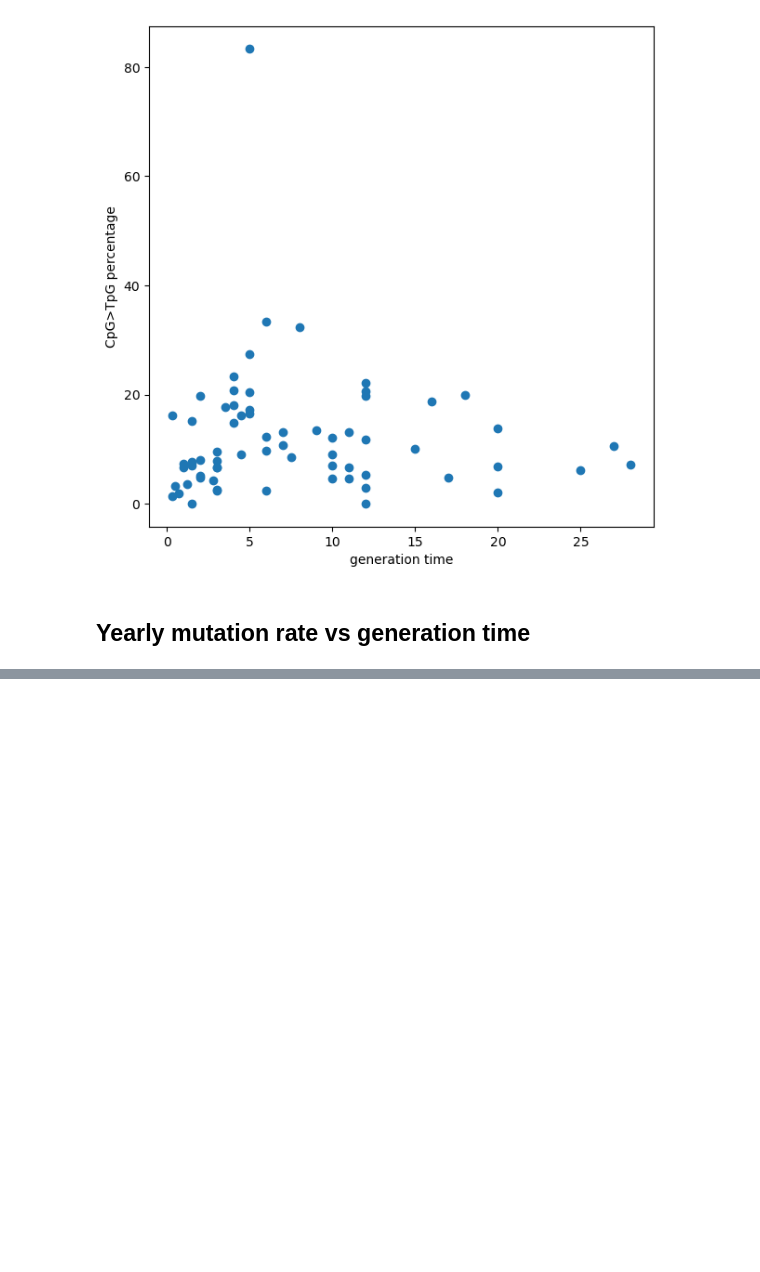
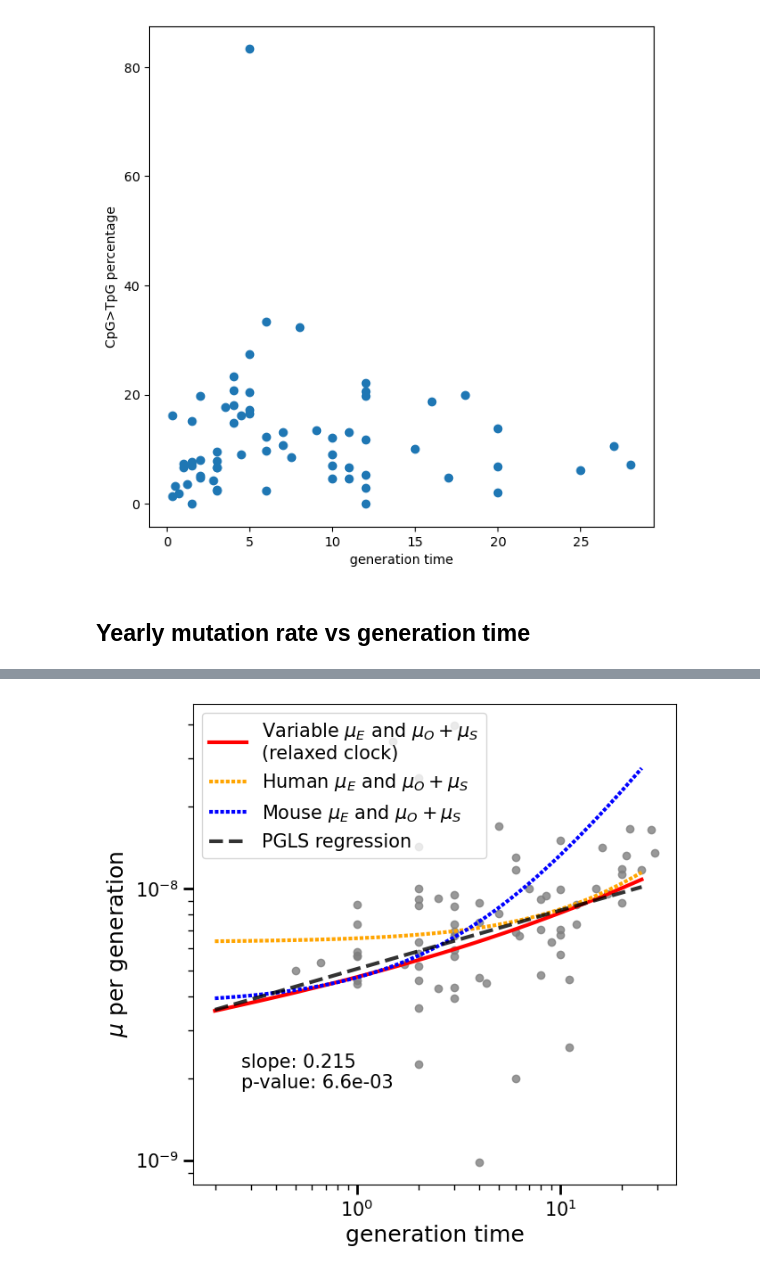
Before and after one commit to harrispopgen/clocklike-DBH, a Jupyter notebook: DBH_plots.ipynb, the cells around one changed output, grey strips where cells are left out. Cells and saved outputs as stored; diff of their text form; code cells hidden in the pictures; blank space fills up the shorter version.

```diff
--- a/DBH_plots.ipynb
+++ b/DBH_plots.ipynb
@@ -403,0 +470,90 @@ plot_mu_vs_generation(df_vertebrate, vertebrate_group_name2idx_map, cmap)
+# %%
+# Dog, Goat, Guinea pig, Siamese fighting fish, Common carp, Domestic cat, Chicken, House mouse, Pig, Alpaca
+domesticated_list = ["canis_lupus_familiaris", "capra_hircus", "cavia_aperea", "betta_splendens", "cyprinus_carpio", "felis_catus", "gallus_gallus", "mus_musculus", "sus_scrofa", "vicugna_pacos"]
+
+def compute_residual_sum_of_squares(y_obs, y_pred):
+    return np.sum(np.square(y_obs - y_pred))
+
+def u_gen_longevity_fn(B, M, P):
+    def f(generation_time):
+        return B + M * (generation_time - P * generation_time)
+    return f
+
+def u_year_longevity_fn(B, M, P):
+    def f(generation_time):
+        return (B + M * (generation_time - P * generation_time)) / generation_time
+    return f
+
+def u_gen_relaxed_fn(b, beta, m, alpha, P):
+    def f(generation_time):
+        return b * generation_time ** (beta) + m * generation_time ** (alpha) * (generation_time - P * generation_time)
+    return f
+
+def u_year_relaxed_fn(b, beta, m, alpha, P):
+    def f(generation_time):
+        return (b * generation_time ** (beta) + m * generation_time ** (alpha) * (generation_time - P * generation_time)) / generation_time
+    return f
+
+def plot_longevity_model_prediction_per_generation(df, save_figure=False):
+    B_h, M_h = 6.35 * 10**(-9), 3.5 * 10**(-10)
+    B_m, M_m = 3.75 * 10**(-9), 1.64 * 10**(-9)
+    # B_est, M_est = 8.67946E-09, 3.23132E-10
+    P = 0.419
+
+    m, alpha = 1.24 * 10 ** (-9), -0.413
+    b, beta = 4.0 * 10 ** (-9), 0.126
+
+    g = np.logspace(-0.7, 1.4)
+    u_gen_longevity_human = u_gen_longevity_fn(B_h, M_h, P)
+    u_gen_longevity_mice = u_gen_longevity_fn(B_m, M_m, P)
+    u_gen_relaxed = u_gen_relaxed_fn(b, beta, m, alpha, P) #b * g ** (beta) + m * g ** (alpha) * (g - P * g)
+
+    g_df = df["generation_time_year"].to_numpy()
+    rss_gen = []
+    for u in [u_gen_longevity_human, u_gen_longevity_mice, u_gen_relaxed]:
+        rss_gen.append(compute_residual_sum_of_squares(df["u_mean"].to_numpy(), u(g_df)))
+
+    rss_table_output = [["", "longevity (human)", "longevity (mice)", "flexible"], ["rss (u_gen)"] + [f"{x:.2E}" for x in rss_gen]]
+    print(tabulate(rss_table_output))
+
+    fig, ax = plt.subplots(1, 1, figsize=(7,7))
+    linewidth = 3
+    ax.scatter(df["generation_time_year"], df["u_mean"], alpha=0.8, color="gray")
+    ax.plot(g, u_gen_relaxed(g), color="red", linewidth=linewidth, label="Variable $\mu_E$ and $\mu_O+\mu_S$ \n(relaxed clock)")
+    ax.plot(g, u_gen_longevity_human(g), color="orange", linewidth=linewidth, linestyle=(0, (1, 0.5)), label=r"Human $\mu_E$ and $\mu_O+\mu_S$")
+    ax.plot(g, u_gen_longevity_mice(g), color="blue", linewidth=linewidth, linestyle=(0, (1, 0.5)), label=r"Mouse $\mu_E$ and $\mu_O+\mu_S$")
+
+    gen_time = df["generation_time_year"]
+    x_bounds = [np.min(gen_time), np.max(gen_time)]
+    r_filename = f"./output/r/mu_gen_gen.csv"
+    load_and_plot_r_regression_output(r_filename, [g[0], g[-1]], text_pos=(0.1, 0.2), ax=ax,
+                                      label="PGLS regression", linestyle="dashed", linewidth=linewidth, alpha=0.8, color="black")
+
+    axis_label_font_size, tick_label_font_size, legend_font_size = 18, 15, 15
+    ax.set_xscale("log")
+    ax.set_yscale("log")
+    ax.tick_params(axis='both', which='major', labelsize=tick_label_font_size, width=2, length=8)
+    ax.tick_params(axis='both', which='minor', width=1, length=4)
+    ax.set_xlabel("generation time", fontsize=axis_label_font_size)
+    ax.set_ylabel(r"$\mu$ per generation", fontsize=axis_label_font_size)
+    ax.legend(fontsize=legend_font_size, loc="upper left")
+
+    if save_figure:
+        fig.savefig("figures/figure2_longevity_model.pdf", bbox_inches='tight')
+
+def estimate_B_M_from_u_gen(u_gen, gen):
+    result = stats.linregress(gen, u_gen)
+    P = 0.419
+    slope, intercept = result.slope, result.intercept
+    B = intercept
+    M = slope / (1-P)
+    print(f"B = {B:2G}, M = {M:2G}")
+    poly = np.poly1d([slope, intercept])
+    print(intercept, slope, intercept + slope * 25)
+
+    fig, ax = plt.subplots()
+    ax.scatter(gen, u_gen)
+    ax.plot(gen, poly(gen))
+
+plot_longevity_model_prediction_per_generation(df_vertebrate, save_figure=True)
+# %% [output]
@@ -403,0 +564 @@ plot_mu_vs_generation(df_vertebrate, vertebrate_group_name2idx_map, cmap)
+[figure, added]
```
Also changed, not shown: parts of 8 cells of this notebook.
